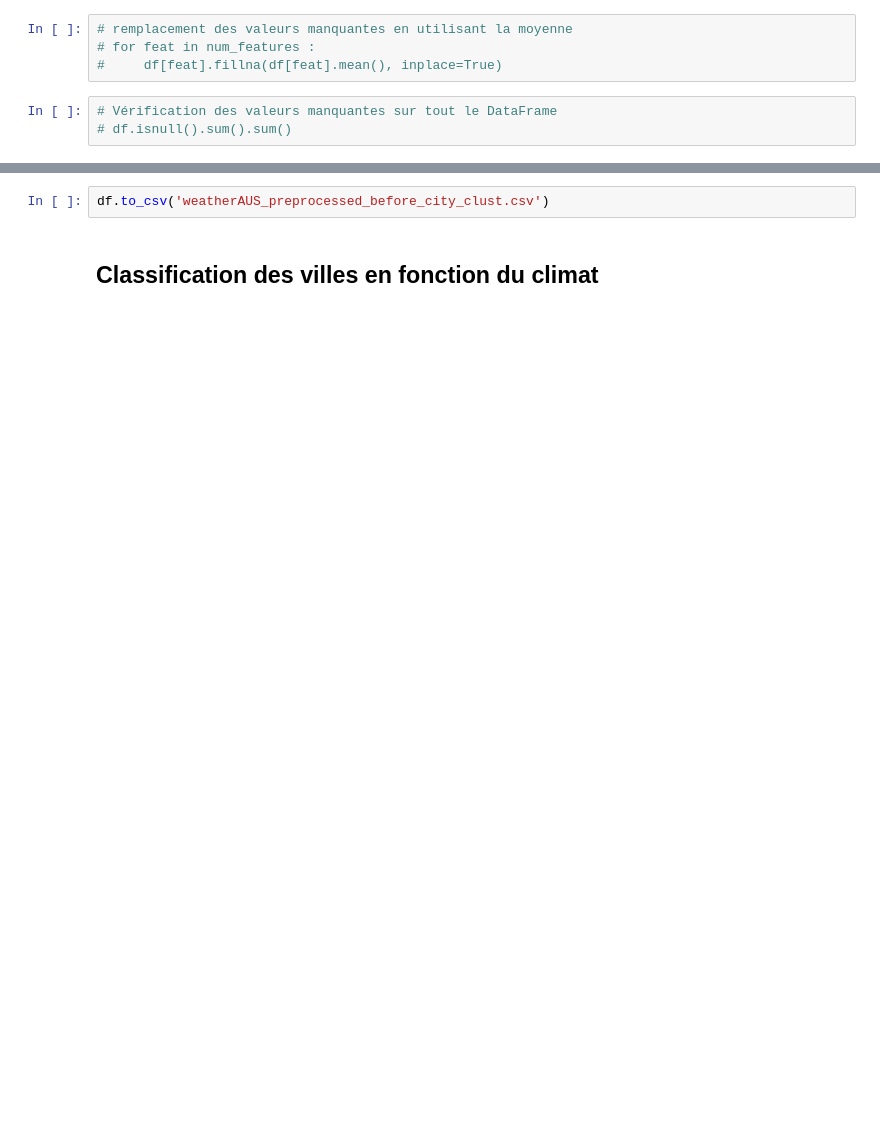
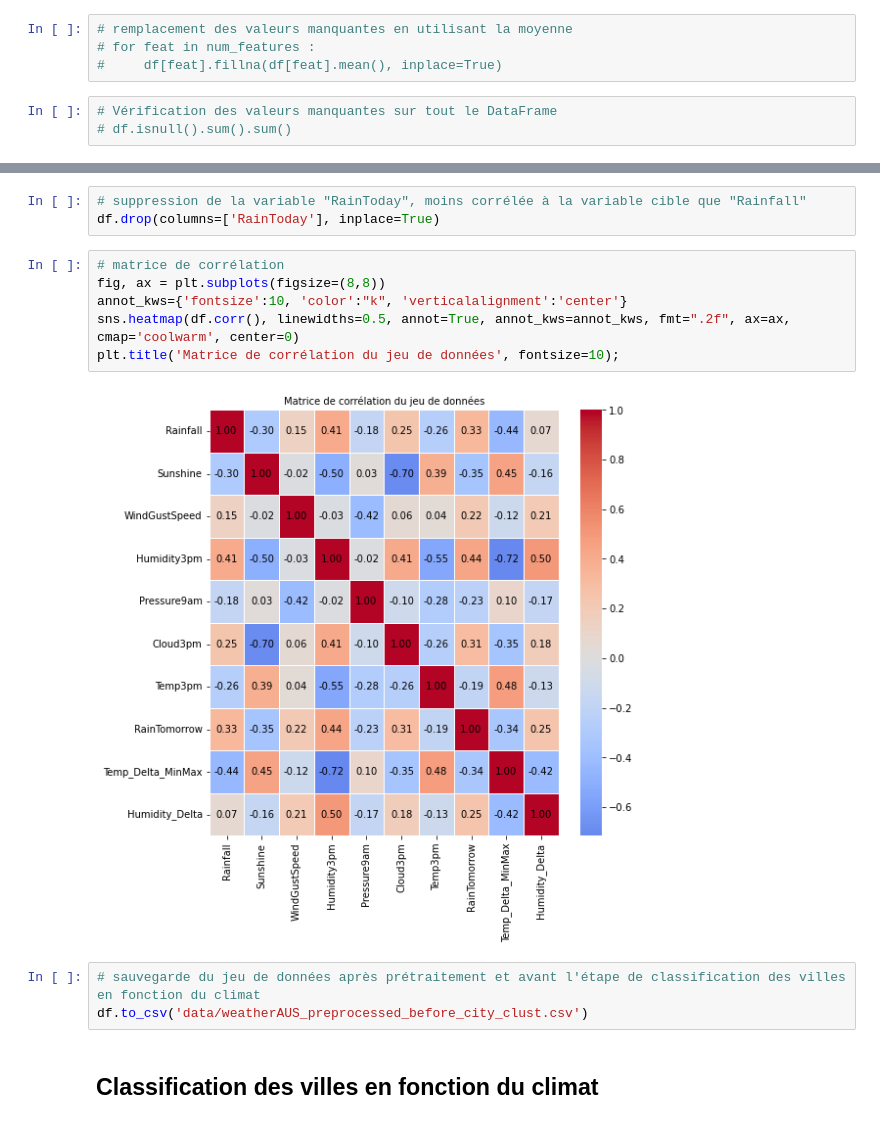
Before and after one commit to jo-charles/pyAusRainfall, a Jupyter notebook: common_pyAusRainfall_preprocessing.ipynb, the cells around one changed output, grey strips where cells are left out. Cells and saved outputs as stored; diff of their text form; blank space fills up the shorter version.

```diff
--- a/common_pyAusRainfall_preprocessing.ipynb
+++ b/common_pyAusRainfall_preprocessing.ipynb
@@ -486,5 +521,17 @@ plt.title('Matrice de corrélation du jeu de données', fontsize=10);
+# %%
+# suppression de la variable "RainToday", moins corrélée à la variable cible que "Rainfall"
+df.drop(columns=['RainToday'], inplace=True)
+# %%
+# matrice de corrélation
+fig, ax = plt.subplots(figsize=(8,8))
+annot_kws={'fontsize':10, 'color':"k", 'verticalalignment':'center'}
+sns.heatmap(df.corr(), linewidths=0.5, annot=True, annot_kws=annot_kws, fmt=".2f", ax=ax, cmap='coolwarm', center=0)
+plt.title('Matrice de corrélation du jeu de données', fontsize=10);
+# %% [output]
+[figure, added]
 # %%
-df.to_csv('weatherAUS_preprocessed_before_city_clust.csv')
+# sauvegarde du jeu de données après prétraitement et avant l'étape de classification des villes en fonction du climat
+df.to_csv('data/weatherAUS_preprocessed_before_city_clust.csv')
 # %% [markdown]
 ## Classification des villes en fonction du climat
 # %%
```
Also changed, not shown: parts of 71 cells of this notebook, 46 other files.
